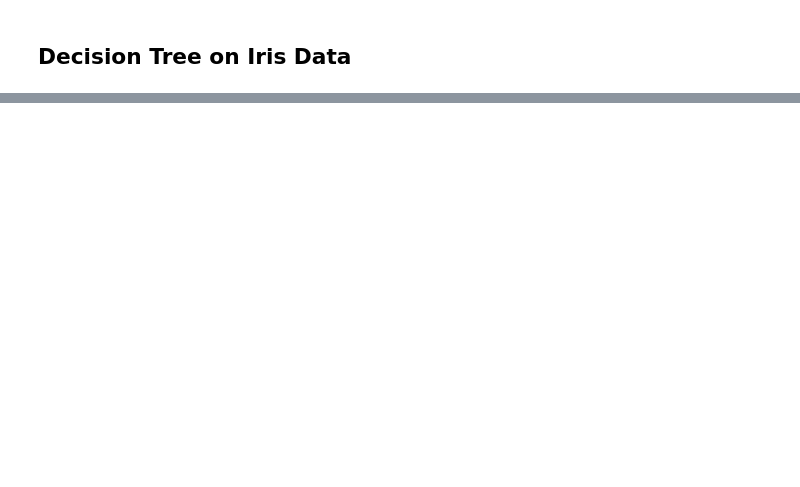
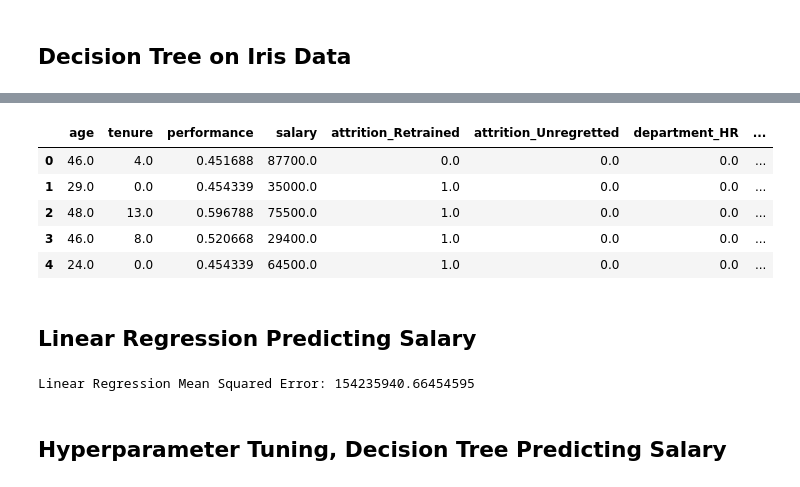
Before and after one commit to egynzhu-personal/siop-python-seminar-2024, a Jupyter notebook: Machine_Learning.ipynb, the cells around one changed output, grey strips where cells are left out. Cells and saved outputs as stored; diff of their text form; code cells hidden in the pictures; blank space fills up the shorter version.

```diff
--- a/Machine_Learning.ipynb
+++ b/Machine_Learning.ipynb
@@ -102,0 +175,7 @@ weighted avg       1.00      1.00      1.00        30
+# %%
+import pandas as pd
+from sklearn.preprocessing import OneHotEncoder
+from sklearn.linear_model import LinearRegression
+from sklearn.metrics import mean_squared_error
+
+df = pd.read_csv('hr_data.csv')
@@ -102,0 +206,22 @@ weighted avg       1.00      1.00      1.00        30
+# %%
+# example of how to handle missing data
+df['performance'].fillna(df['performance'].mean(), inplace=True)
+df['age'].fillna(df['age'].mean(), inplace=True)
+# %%
+# convert categorical variables into one hot encoding
+encoder = OneHotEncoder(drop='first')
+encoded_data = encoder.fit_transform(df[['attrition', 'department']]).toarray()
+encoded_df = pd.DataFrame(encoded_data, columns=encoder.get_feature_names_out(['attrition', 'department']))
+# %%
+# drop original columns
+df.drop(['attrition', 'department'], axis=1, inplace=True)
+df = pd.concat([df, encoded_df], axis=1)
+# %%
+df.head()
+# %% [output]
+|  | age | tenure | performance | salary | attrition_Retrained | attrition_Unregretted | department_HR | ... |
+| 0 | 46.0 | 4.0 | 0.451688 | 87700.0 | 0.0 | 0.0 | 0.0 | ... |
+| 1 | 29.0 | 0.0 | 0.454339 | 35000.0 | 1.0 | 0.0 | 0.0 | ... |
+| 2 | 48.0 | 13.0 | 0.596788 | 75500.0 | 1.0 | 0.0 | 0.0 | ... |
+| 3 | 46.0 | 8.0 | 0.520668 | 29400.0 | 1.0 | 0.0 | 0.0 | ... |
+| 4 | 24.0 | 0.0 | 0.454339 | 64500.0 | 1.0 | 0.0 | 0.0 | ... |
@@ -102,0 +235,16 @@ weighted avg       1.00      1.00      1.00        30
+# %% [markdown]
+## Linear Regression Predicting Salary
+# %%
+# fit linear regression model
+
+linear_reg = LinearRegression()
+linear_reg.fit(X_train, y_train)
+
+# Predict and Evaluate
+y_pred_linear = linear_reg.predict(X_test)
+mse_linear = mean_squared_error(y_test, y_pred_linear)
+print(f"Linear Regression Mean Squared Error: {mse_linear}")
+# %% [output]
+Linear Regression Mean Squared Error: 154235940.66454595
+# %% [markdown]
+## Hyperparameter Tuning, Decision Tree Predicting Salary
```
Also changed, not shown: parts of 45 cells of this notebook.
